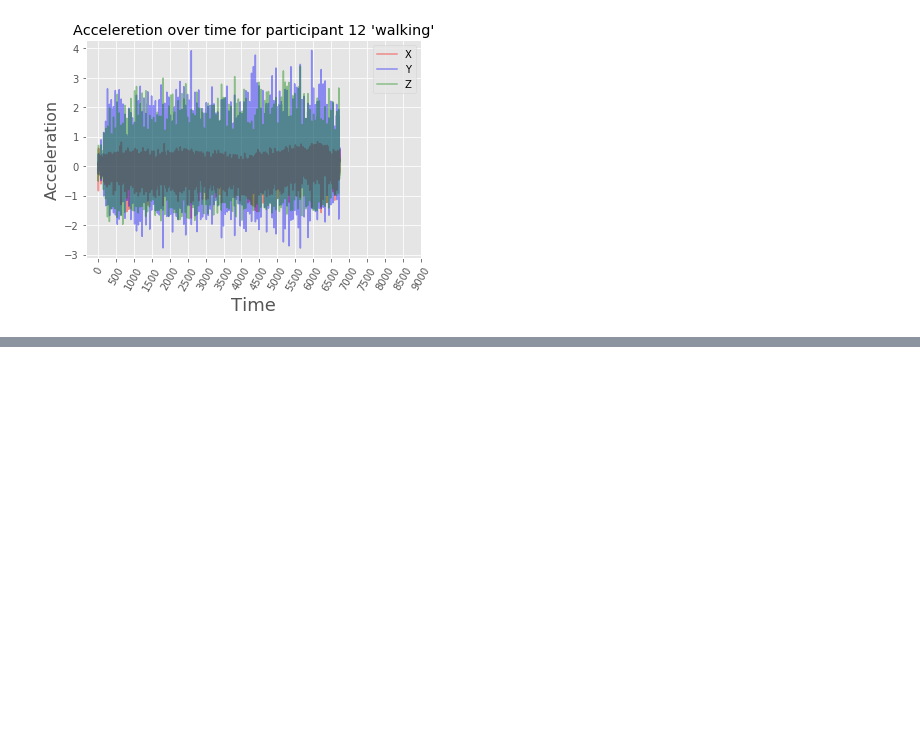
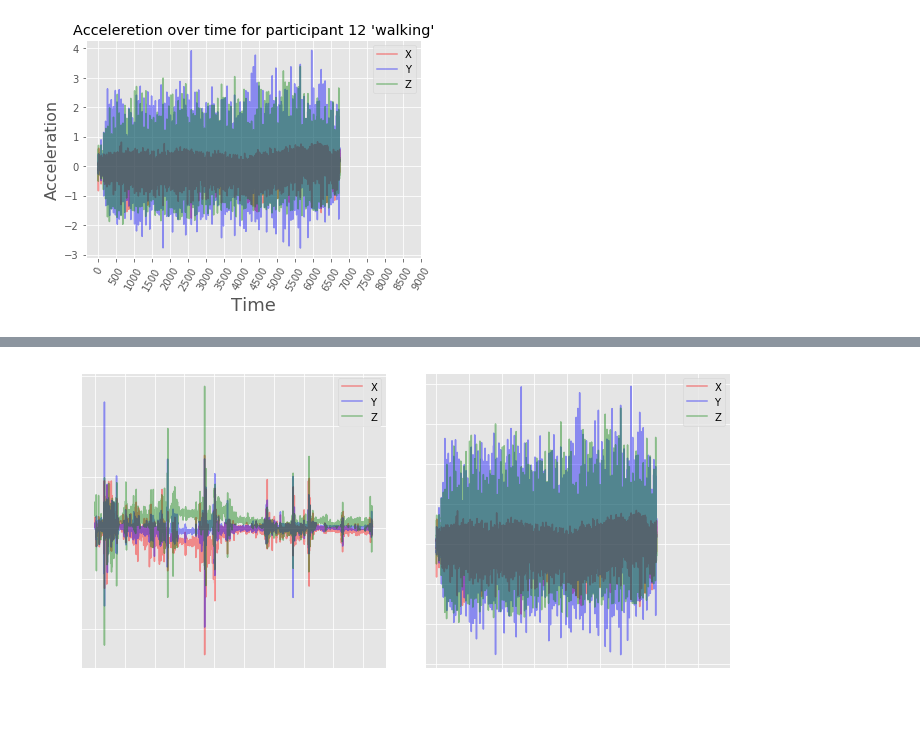
Before and after one commit to idocal/motionsense, a Jupyter notebook: MotionSenese/initial-analysis.ipynb, the cells around one changed output, grey strips where cells are left out. Cells and saved outputs as stored; diff of their text form; code cells hidden in the pictures; blank space fills up the shorter version.

```diff
--- a/MotionSenese/initial-analysis.ipynb
+++ b/MotionSenese/initial-analysis.ipynb
@@ -425,0 +482,29 @@ plt.show()
+# %%
+fig = plt.figure(figsize=(10, 5))
+plt.subplot(1, 2, 1)
+plt.style.use("ggplot")
+plt.plot(df_prc12_stnd_acc["userAcceleration.x"], color='red', alpha=0.4, label="X")
+plt.plot(df_prc12_stnd_acc["userAcceleration.y"], color='blue', alpha=0.4, label="Y")
+plt.plot(df_prc12_stnd_acc["userAcceleration.z"], color='green', alpha=0.4, label="Z")
+axis_indexs = df_prc12_stnd_acc.index[::1000] # show on axis every 200 recode, ~every 4 seconds
+plt.xticks(axis_indexs, rotation=60)
+plt.gca().tick_params(colors='w', labelsize='large')
+plt.legend()
+
+
+plt.subplot(1, 2, 2)
+plt.style.use("ggplot")
+plt.plot(df_prc12_wlk_acc["userAcceleration.x"], color='red', alpha=0.4, label="X")
+plt.plot(df_prc12_wlk_acc["userAcceleration.y"], color='blue', alpha=0.4, label="Y")
+plt.plot(df_prc12_wlk_acc["userAcceleration.z"], color='green', alpha=0.4, label="Z")
+axis_indexs = df_prc12_stnd_acc.index[::1000] # show on axis every 200 recode, ~every 4 seconds
+plt.xticks(axis_indexs, rotation=60)
+plt.gca().tick_params(colors='w', labelsize='large')
+plt.legend()
+
+
+plt.tight_layout()
+#plt.show()
+plt.savefig("ex3.png", transparent=True)
+# %% [output]
+[figure, added]
```
Also changed, not shown: parts of 4 cells of this notebook, 12 other files.
